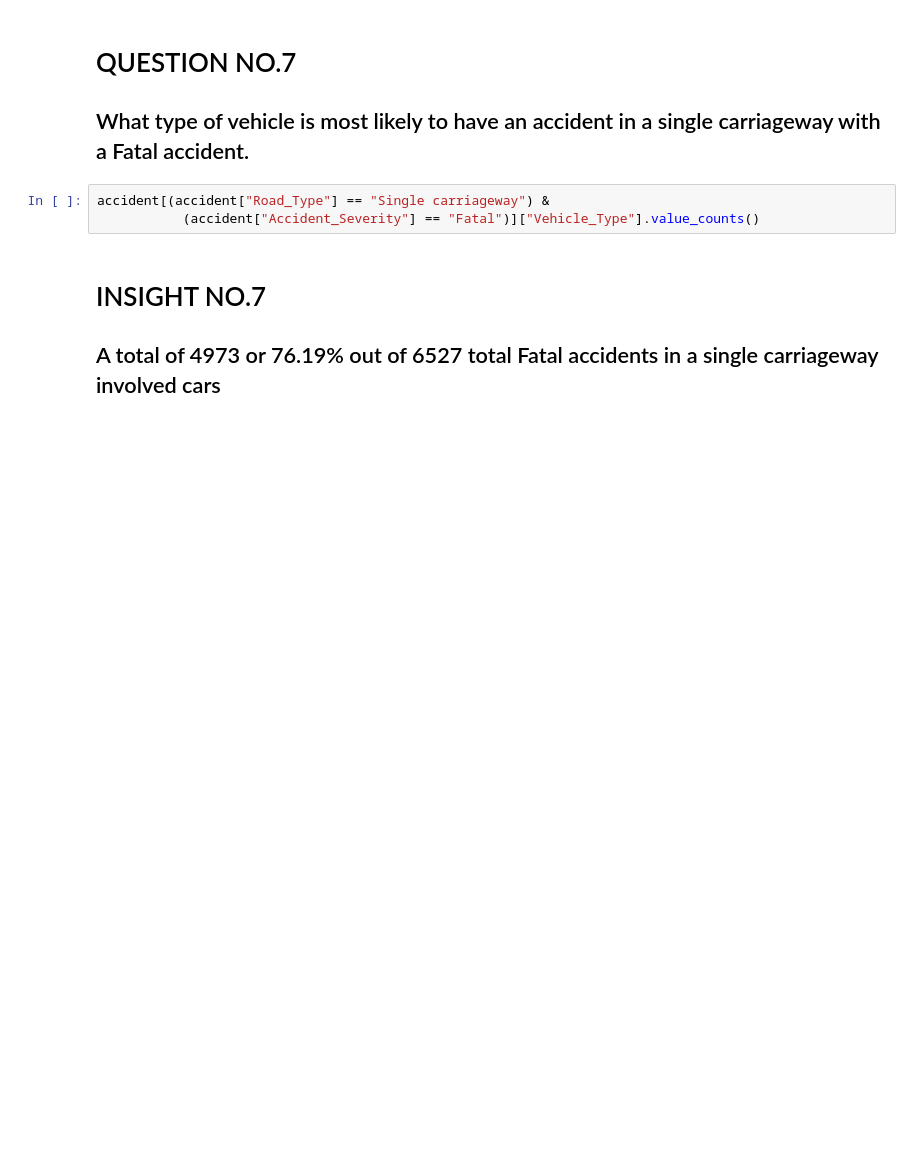
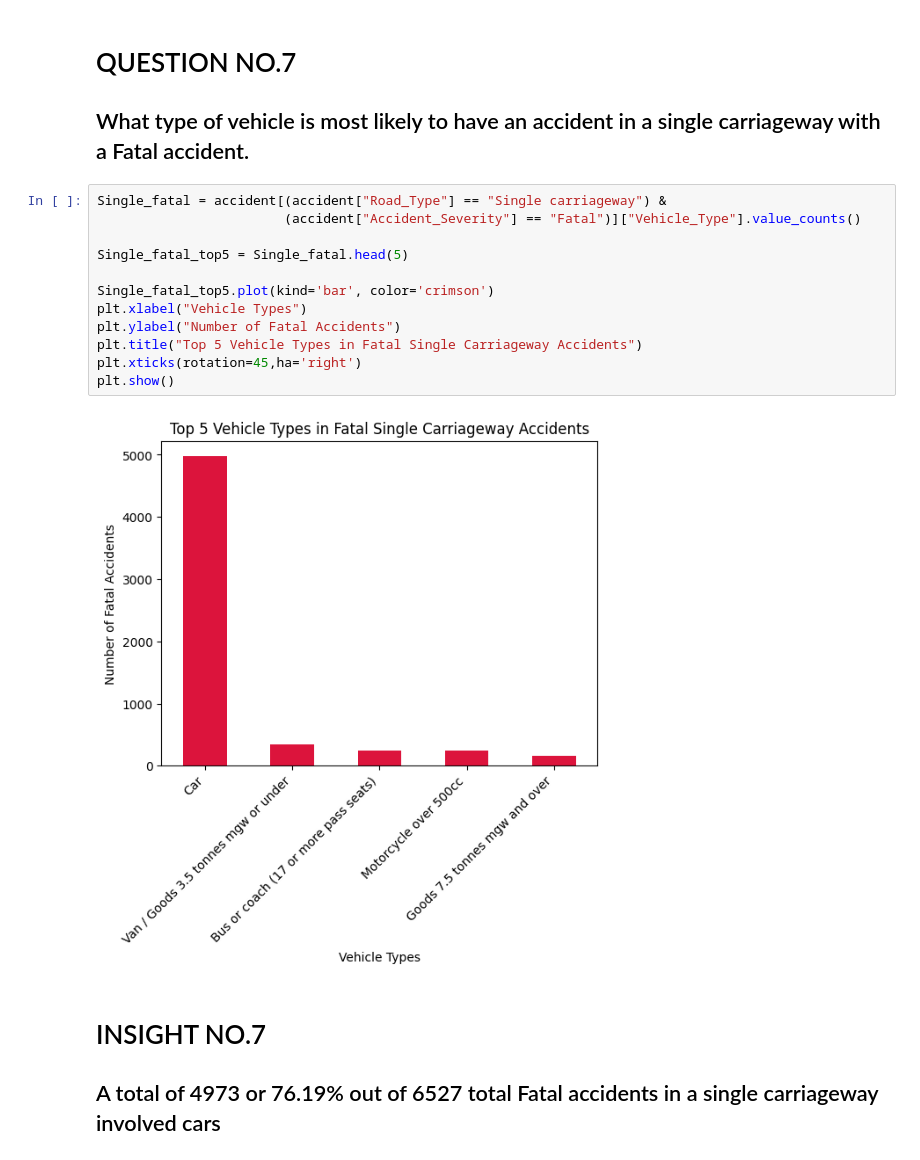
Before and after one commit to lpeter29/DATA_MINING, a Jupyter notebook: Activity4.ipynb, the cells around one changed output. Saved outputs shown, nothing was run; the diff lists cells and outputs as text; blank space fills up the shorter version.

```diff
--- a/Activity4.ipynb
+++ b/Activity4.ipynb
@@ -322,8 +328,19 @@ plt.ylabel
 
 <h2>What type of vehicle is most likely to have an accident in a single carriageway with a Fatal accident.</h2>
 # %%
-accident[(accident["Road_Type"] == "Single carriageway") &
-           (accident["Accident_Severity"] == "Fatal")]["Vehicle_Type"].value_counts()
+Single_fatal = accident[(accident["Road_Type"] == "Single carriageway") &
+                        (accident["Accident_Severity"] == "Fatal")]["Vehicle_Type"].value_counts()
+
+Single_fatal_top5 = Single_fatal.head(5)
+
+Single_fatal_top5.plot(kind='bar', color='crimson')
+plt.xlabel("Vehicle Types")
+plt.ylabel("Number of Fatal Accidents")
+plt.title("Top 5 Vehicle Types in Fatal Single Carriageway Accidents")
+plt.xticks(rotation=45,ha='right')
+plt.show()
+# %% [output]
+[figure, added]
 # %% [markdown]
 <h1>INSIGHT NO.7</h1>
 
```
Also changed, not shown: parts of 19 cells of this notebook.
